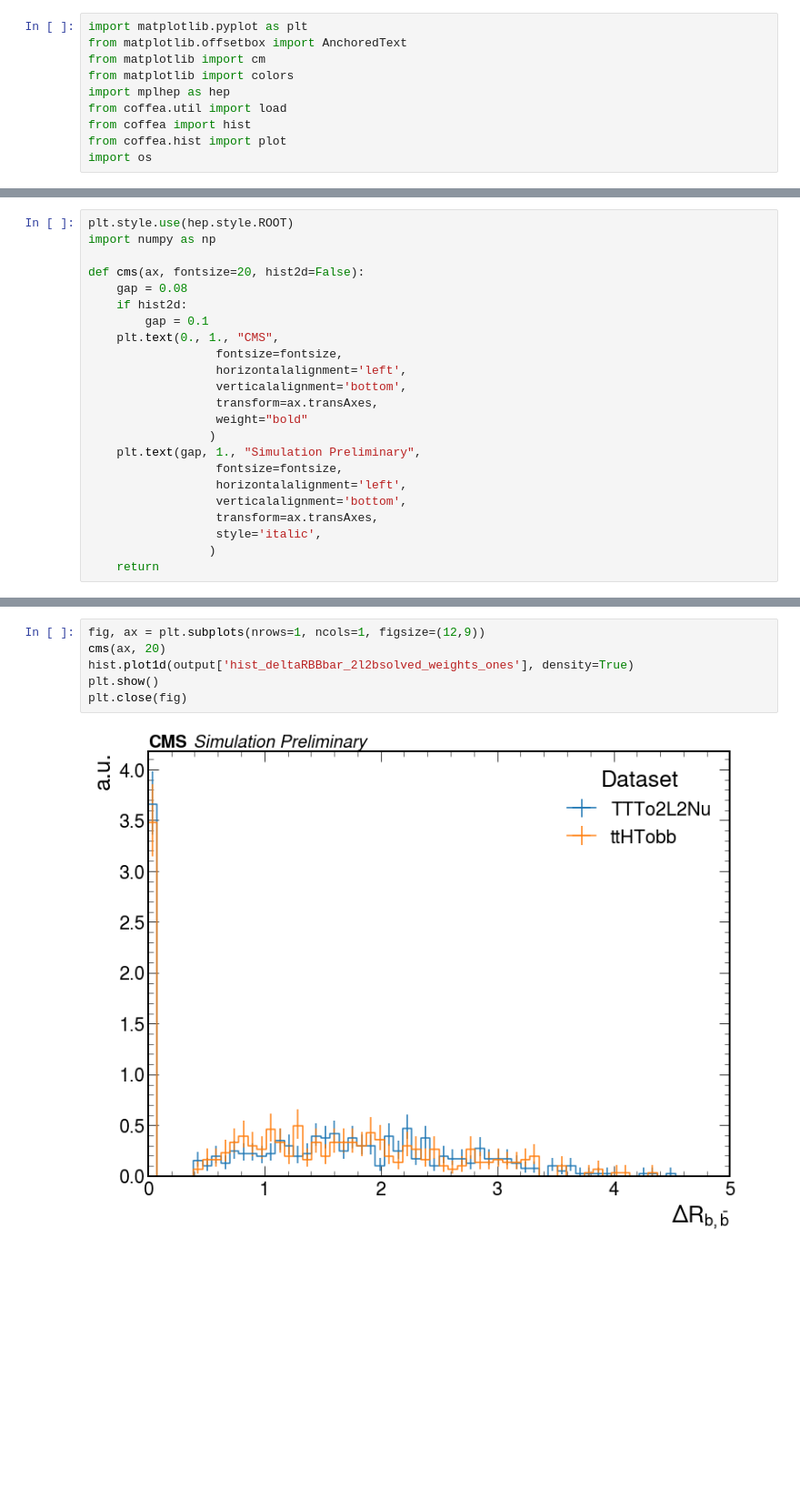
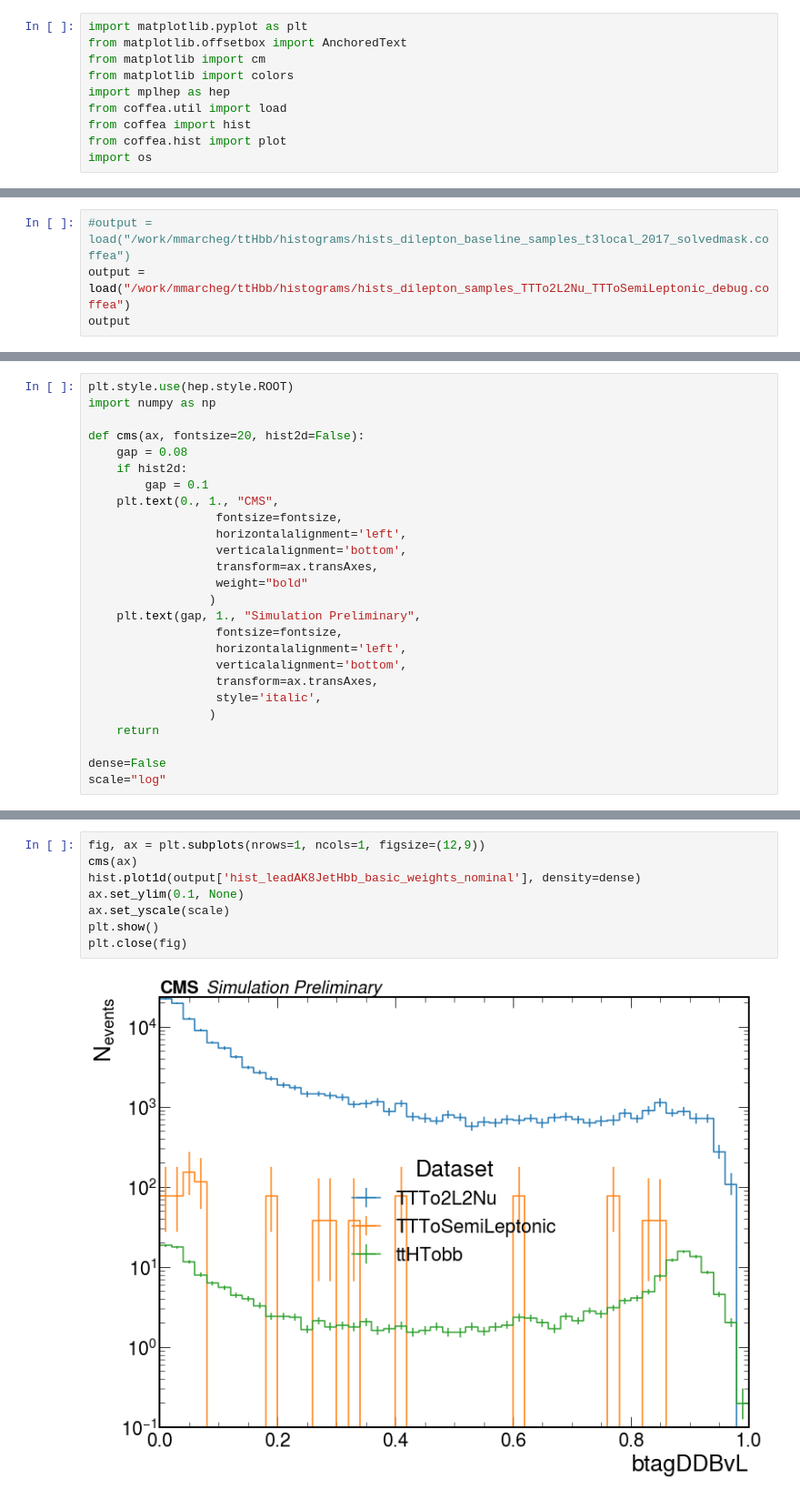
Before and after one commit to mmarchegiani/ttHbb, a Jupyter notebook: make_some_plots.ipynb, the cells around one changed output, grey strips where cells are left out. Shown at 91% size. Cells and saved outputs as stored; diff of their text form; blank space fills up the shorter version.

```diff
--- a/make_some_plots.ipynb
+++ b/make_some_plots.ipynb
@@ -31,0 +11,4 @@ output
+# %%
+#output = load("/work/mmarcheg/ttHbb/histograms/hists_dilepton_baseline_samples_t3local_2017_solvedmask.coffea")
+output = load("/work/mmarcheg/ttHbb/histograms/hists_dilepton_samples_TTTo2L2Nu_TTToSemiLeptonic_debug.coffea")
+output
@@ -52,6 +73,9 @@ def cms(ax, fontsize=20, hist2d=False):
                   style='italic',
                  )
     return
+
+dense=False
+scale="log"
 # %%
 fig, ax = plt.subplots(nrows=1, ncols=1, figsize=(12,9))
 cms(ax)
@@ -100,8 +145,10 @@ findfont: Font family ['cursive'] not found. Falling back to DejaVu Sans.
 # %%
 fig, ax = plt.subplots(nrows=1, ncols=1, figsize=(12,9))
-cms(ax, 20)
-hist.plot1d(output['hist_deltaRBBbar_2l2bsolved_weights_ones'], density=True)
+cms(ax)
+hist.plot1d(output['hist_leadAK8JetHbb_basic_weights_nominal'], density=dense)
+ax.set_ylim(0.1, None)
+ax.set_yscale(scale)
 plt.show()
 plt.close(fig)
 # %% [output]
-[figure, old version]
+[figure, new version]
```
Also changed, not shown: parts of 30 cells of this notebook, 3 other files.
